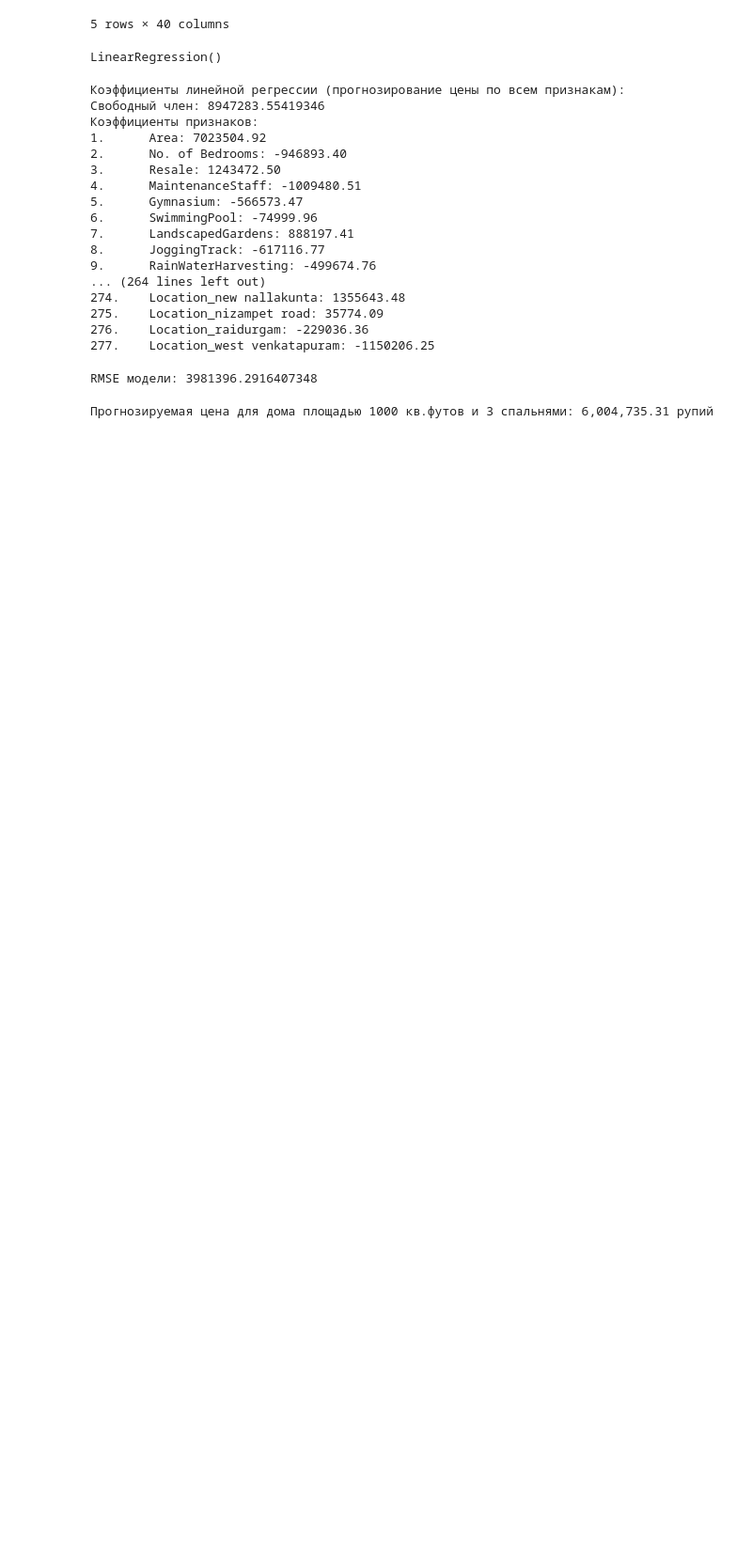
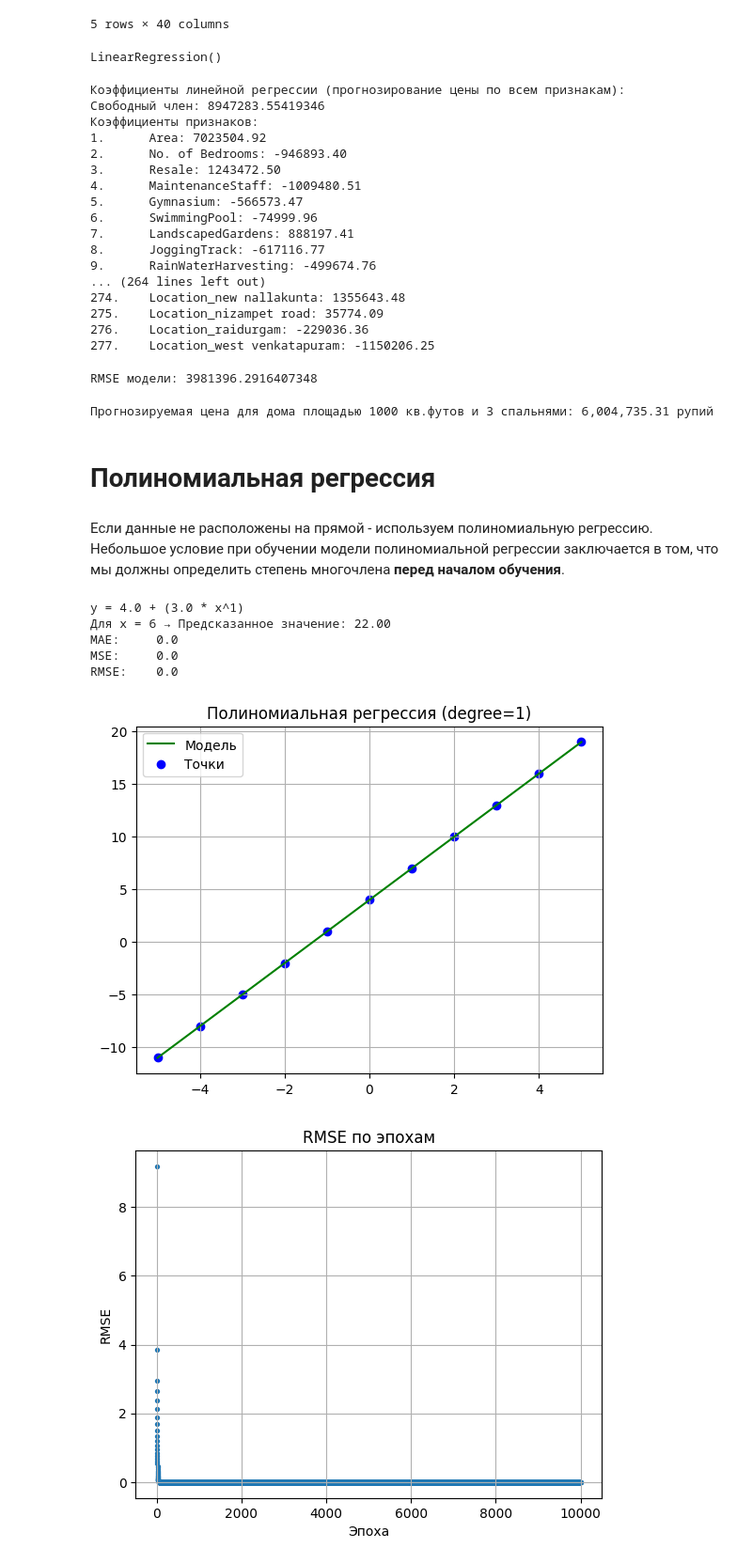
Before and after one commit to oNovalSliveDNo/grokking-machine-learning, a Jupyter notebook: chapter03/notebooks/linear_regression.ipynb, the cells around one changed output. Shown at 94% size. Drawn from its saved outputs; the diff is of its cells as text; code cells hidden in the pictures; blank space fills up the shorter version.

Commit message:
update polynomial regression and add docstrings

```diff
--- a/chapter03/notebooks/linear_regression.ipynb
+++ b/chapter03/notebooks/linear_regression.ipynb
@@ -631,3 +631,8 @@ predicted_price = model_predict_all.predict(new_house_processed)
 print(f"Прогнозируемая цена для дома площадью 1000 кв.футов и 3 спальнями: {predicted_price[0]:,.2f} рупий")
 # %% [output]
 Прогнозируемая цена для дома площадью 1000 кв.футов и 3 спальнями: 6,004,735.31 рупий
+# %% [markdown]
+# Полиномиальная регрессия
+# %% [markdown]
+Если данные не расположены на прямой - используем полиномиальную регрессию.
+Небольшое условие при обучении модели полиномиальной регрессии заключается в том, что мы должны определить степень многочлена **перед началом обучения**.
@@ -633,0 +644,29 @@ print(f"Прогнозируемая цена для дома площадью 1
+# %%
+features = np.array([-5, -4, -3, -2, -1, 0, 1, 2, 3, 4, 5])
+labels = 3 * features + 4
+
+degree = 1
+weights, errors_list = polynomial_regression(
+    features, labels, degree=degree,
+    learning_rate=0.01, epochs=10000,
+    error='rmse', mode='batch'
+)
+
+print(format_polynomial_equation(weights))
+print(print_prediction_poly(weights, degree, 6))
+
+predictions = predict_polynomial(weights, features, degree)
+print("MAE:\t", round(mae(labels, predictions), 2))
+print("MSE:\t", round(mse(labels, predictions), 2))
+print("RMSE:\t", round(rmse(labels, predictions), 2))
+
+plot_model_poly(weights, degree, features, labels)
+plot_errors(errors_list, "rmse")
+# %% [output]
+y = 4.0 + (3.0 * x^1)
+Для x = 6 → Предсказанное значение: 22.00
+MAE:     0.0
+MSE:     0.0
+RMSE:    0.0
+[figure, added]
+[figure, added]
```
Also changed, not shown: parts of 8 cells of this notebook, 5 other files.
